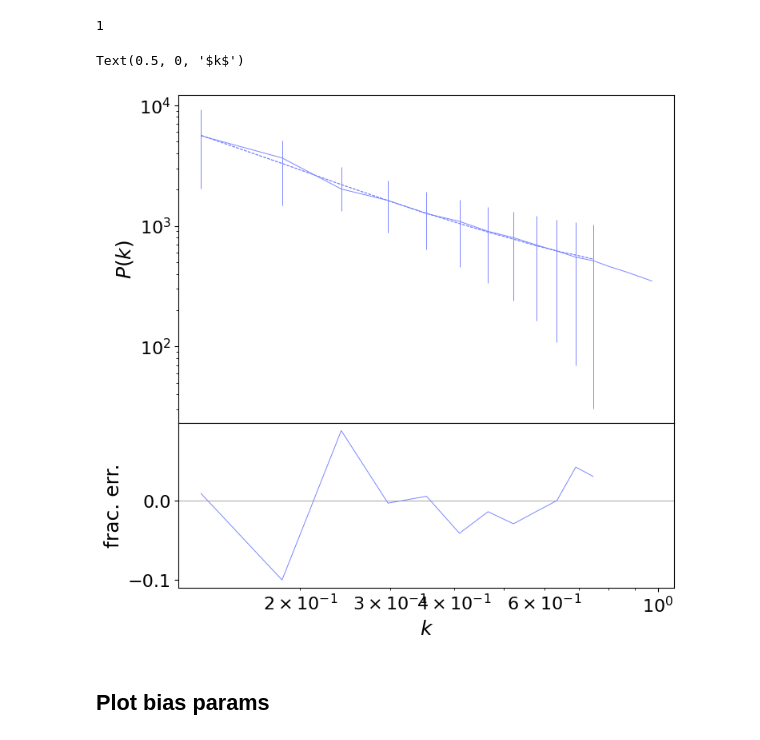
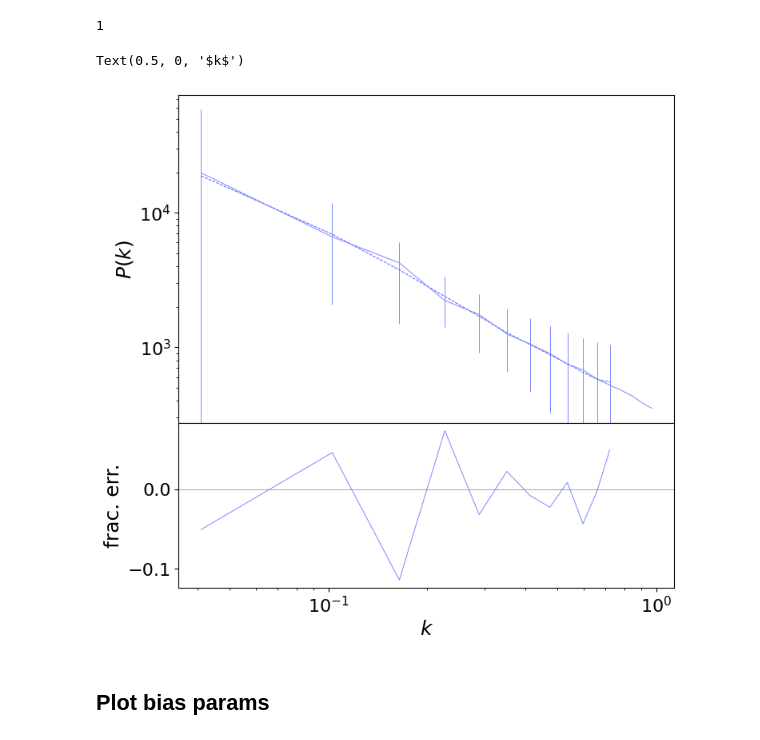
Before and after one commit to kstoreyf/biasexp-target-observable, a Jupyter notebook: notebooks/2023-12-24_camels-sam_biasexp_fit.ipynb, the cells around one changed output. Drawn from its saved outputs; the diff is of its cells as text; code cells hidden in the pictures.

```diff
--- a/notebooks/2023-12-24_camels-sam_biasexp_fit.ipynb
+++ b/notebooks/2023-12-24_camels-sam_biasexp_fit.ipynb
@@ -222,7 +222,7 @@ args_power = {'ngrid':ngrid,
                   'box':BoxSize,
                   'cosmology':cosmo_Quijote,
                   'interlacing':True,
-                  'kmin':0.1,
+                  'kmin':0.01,
                   'kmax':1.0,
                   'nbins':16,
                   'correct_grid':True,
@@ -570,26 +570,26 @@ print(np.sum([res['success'] for res in res_arr]))
 # %%
 nrows, ncols = 2, 1
 fig, axarr = plt.subplots(nrows, ncols, figsize=(8,8), sharex=True, height_ratios=[2,1])
 plt.subplots_adjust(hspace=0)
 
 for i in range(n_fit):
     axarr[0].plot(pks[i]['k'], pks[i]['pk'], lw=0.7, color=colors[i])
     bias_params = res_arr[i]['x'][:4]
-    _, pk_emu, _ = emulator.get_galaxy_real_pk(bias=bias_params, k=k_sam, **params)
+    _, pk_emu, _ = emulator.get_galaxy_real_pk(bias=bias_params, k=k_sam, **cosmo_params)
     axarr[0].plot(k_sam, pk_emu, lw=0.7, ls='--', color=colors[i])
     axarr[0].errorbar(k_sam, pk_emu, yerr=var_arr[i], lw=0.7, ls='--', color=colors[i])
     axarr[0].set_ylabel(r'$P(k)$')
 
     axarr[1].plot(k_sam, (pk_emu-pks[i]['pk'][i_bins])/pks[i]['pk'][i_bins], lw=0.7, color=colors[i])
     axarr[1].set_ylabel('frac. err.')
     axarr[1].axhline(0, color='grey', lw=0.5)
 
 plt.xscale('log')
 axarr[0].set_yscale('log')
 plt.xlabel(r'$k$')
 # %% [output]
 Text(0.5, 0, '$k$')
-[figure, old version]
+[figure, new version]
 # %% [markdown]
 ## Plot bias params
 # %%
```
Also changed, not shown: parts of 4 cells of this notebook, 2 other files.
